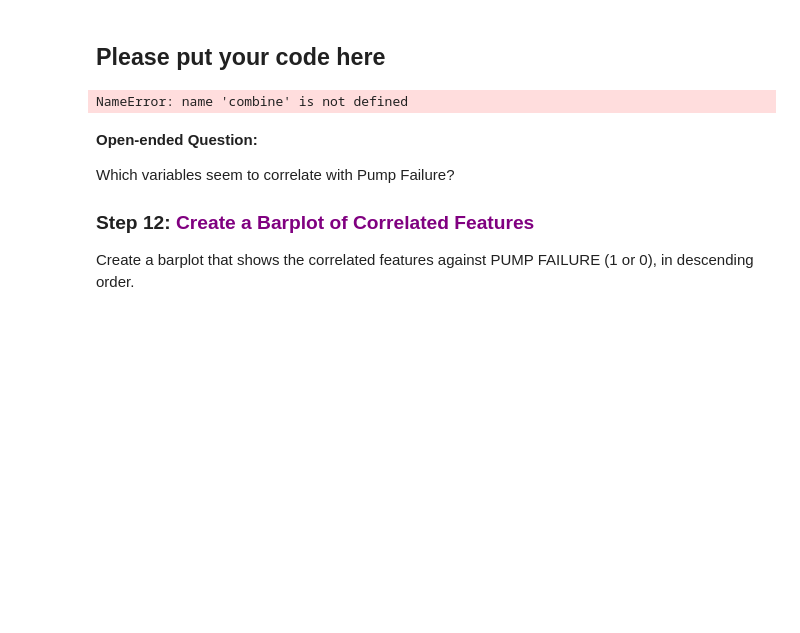
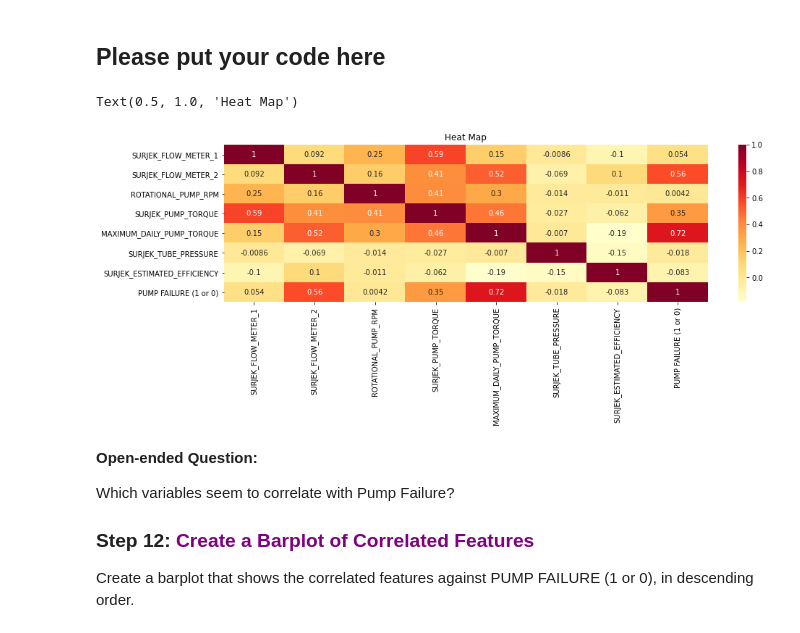
Before and after one commit to nmessing/Python1, a Jupyter notebook: Python_Southern_Water_Corp_Case_Study.ipynb, the cells around one changed output. Drawn from its saved outputs; the diff is of its cells as text; code cells hidden in the pictures; blank space fills up the shorter version.

```diff
--- a/Python_Southern_Water_Corp_Case_Study.ipynb
+++ b/Python_Southern_Water_Corp_Case_Study.ipynb
@@ -367,21 +389,18 @@ i) Using Seaborn's heatmap function, create a heatmap that clearly shows the cor
 Link: (https://seaborn.pydata.org/generated/seaborn.heatmap.html)
 # %% [markdown]
 ## Please put your code here
-# %%
-#Below is the first part of the code
-from datetime import datetime
-dataframe = pd.concat(combine)
-dataframe['TIMEFRAME'] = pd.to_datetime(dataframe['TIMEFRAME'], format="%d/%m/%Y %H:%M:%S", infer_datetime_format=True )
-dataframe.set_index('TIMEFRAME', inplace=True)
-
-filt = ['SURJEK_FLOW_METER_1', 'SURJEK_FLOW_METER_2', 'ROTATIONAL_PUMP_RPM',
-       'SURJEK_PUMP_TORQUE', 'MAXIMUM_DAILY_PUMP_TORQUE',
-       'SURJEK_TUBE_PRESSURE',
-       'SURJEK_ESTIMATED_EFFICIENCY','PUMP FAILURE (1 or 0)']
-dataframe = dataframe[filt]
-#----write your code below--------
-# %% [output]
-NameError: name 'combine' is not defined
+# %%
+filt4 = ['SURJEK_FLOW_METER_1', 'SURJEK_FLOW_METER_2', 'ROTATIONAL_PUMP_RPM',
+       'SURJEK_PUMP_TORQUE', 'MAXIMUM_DAILY_PUMP_TORQUE', 'SURJEK_TUBE_PRESSURE',
+       'SURJEK_ESTIMATED_EFFICIENCY', 'PUMP FAILURE (1 or 0)']
+
+dfcorr = dataframe[filt4].corr()
+
+dfheatmap = sns.heatmap(dfcorr, cmap='YlOrRd', annot=True)
+plt.title("Heat Map")
+# %% [output]
+Text(0.5, 1.0, 'Heat Map')
+[figure, added]
 # %% [markdown]
 **Open-ended Question:**
 
```
Also changed, not shown: parts of 21 cells of this notebook.
